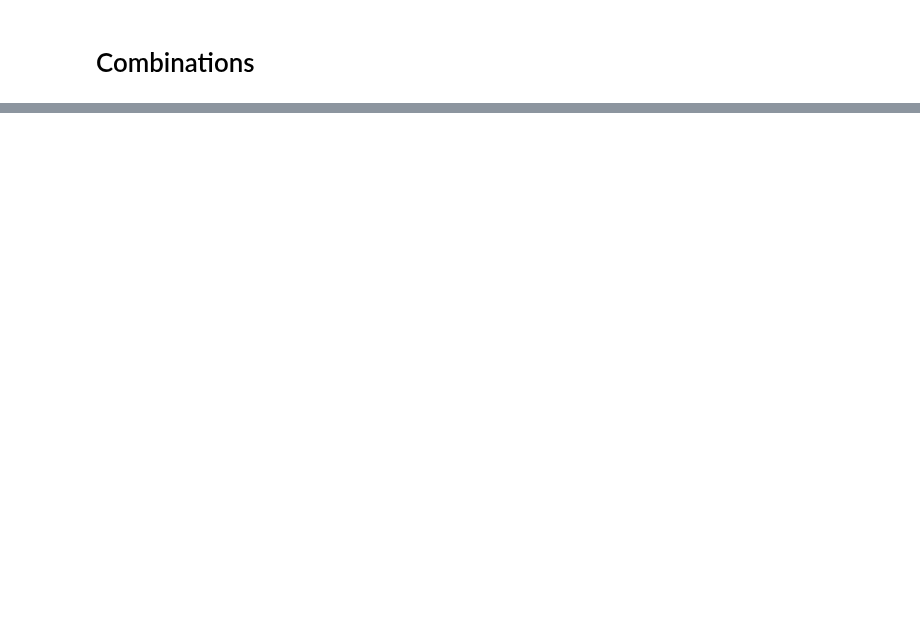
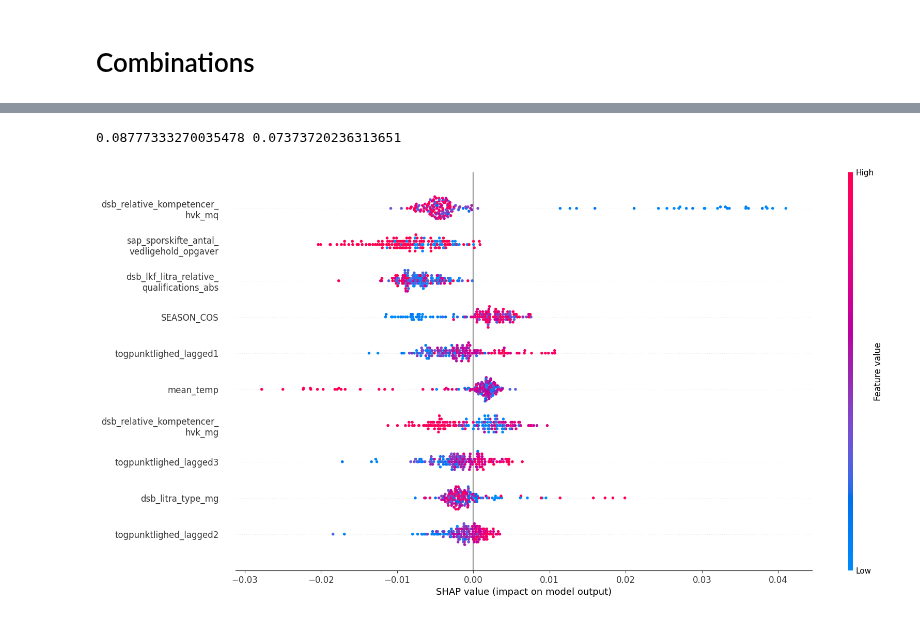
Before and after one commit to clarachristiansen/Bachelor_project, a Jupyter notebook: Individual_SARIMA_Boosted_CV_HPC.ipynb, the cells around one changed output, grey strips where cells are left out. Saved outputs shown, nothing was run; the diff lists cells and outputs as text; code cells hidden in the pictures; blank space fills up the shorter version.

```diff
--- a/Individual_SARIMA_Boosted_CV_HPC.ipynb
+++ b/Individual_SARIMA_Boosted_CV_HPC.ipynb
@@ -2816,0 +3224,34 @@ len(combinations)
+# %%
+print(np.mean(results['CV_baseline']), np.mean(results['CV_full']))
+# %% [output]
+0.08777333270035478 0.07373720236313651
+# %%
+import matplotlib.pyplot as plt
+import textwrap
+
+shap.summary_plot(shap_matrix, X_used, show=False, max_display=10, plot_type='dot', plot_size=(0.1,16))
+plt.gcf().set_size_inches(18, 10)
+ax = plt.gca()
+tick_labels = ax.get_yticklabels()
+# Wrap long tick labels to the next line
+max_chars_per_line = 23  # Define the maximum number of characters per line
+wrapped_tick_labels = []
+for label in tick_labels:
+      text = label.get_text()
+      # Find the nearest underscore within the specified range
+      underscore_index = min(max_chars_per_line, len(text))  # Initialize with max_chars_per_line
+      for i in range(max_chars_per_line - 5, len(text)):
+            if text[i] == '_':
+                  underscore_index = i
+                  break
+      wrapped_tick_labels.append(textwrap.fill(text, underscore_index+1))
+
+# Set the wrapped tick labels
+ax.set_yticklabels(wrapped_tick_labels)  # Ensure the number of labels matches the number of shap values
+
+
+plt.yticks(fontsize = 12)
+plt.xticks(fontsize=12)
+plt.show()
+# %% [output]
+[figure, added]
```
Also changed, not shown: parts of 7 cells of this notebook.
